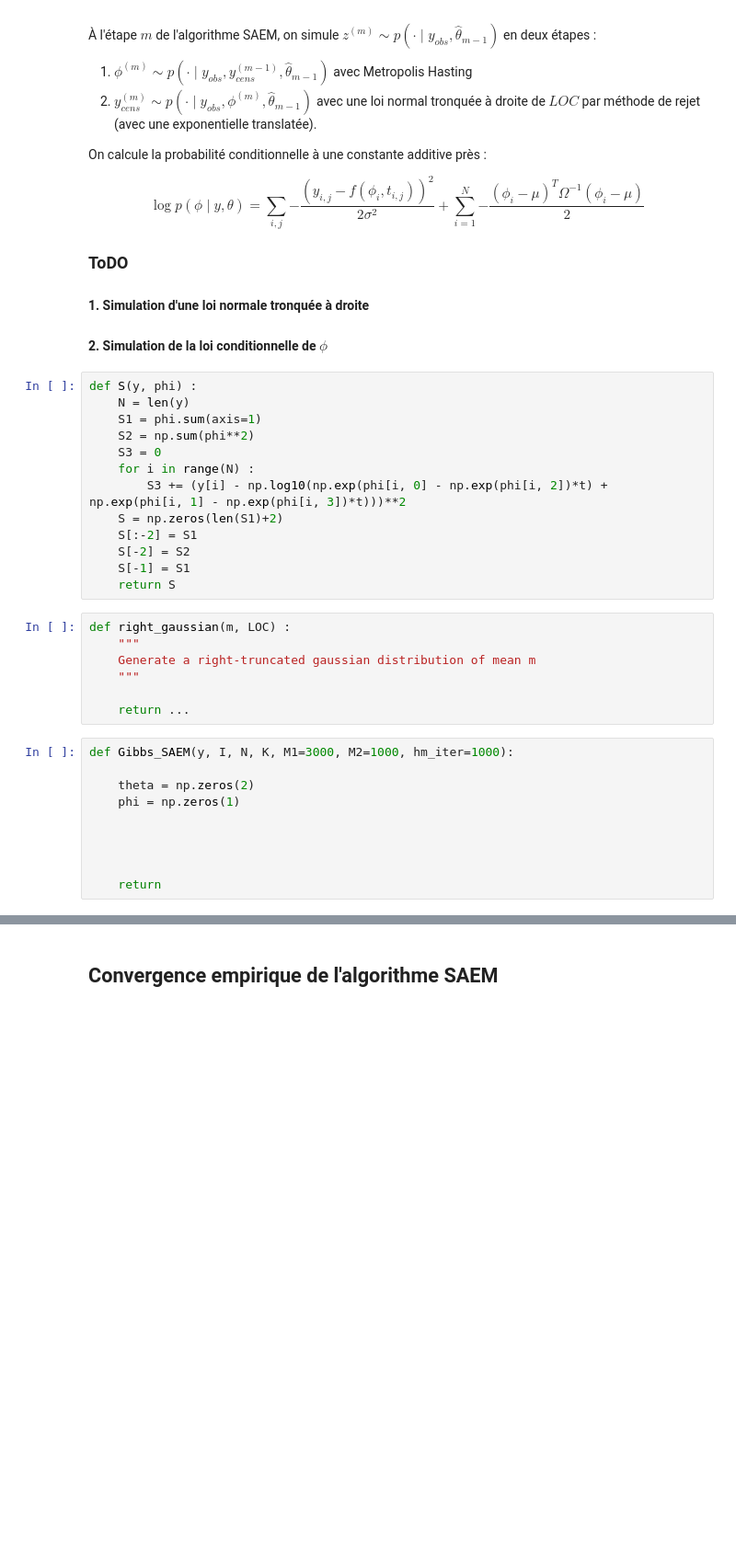
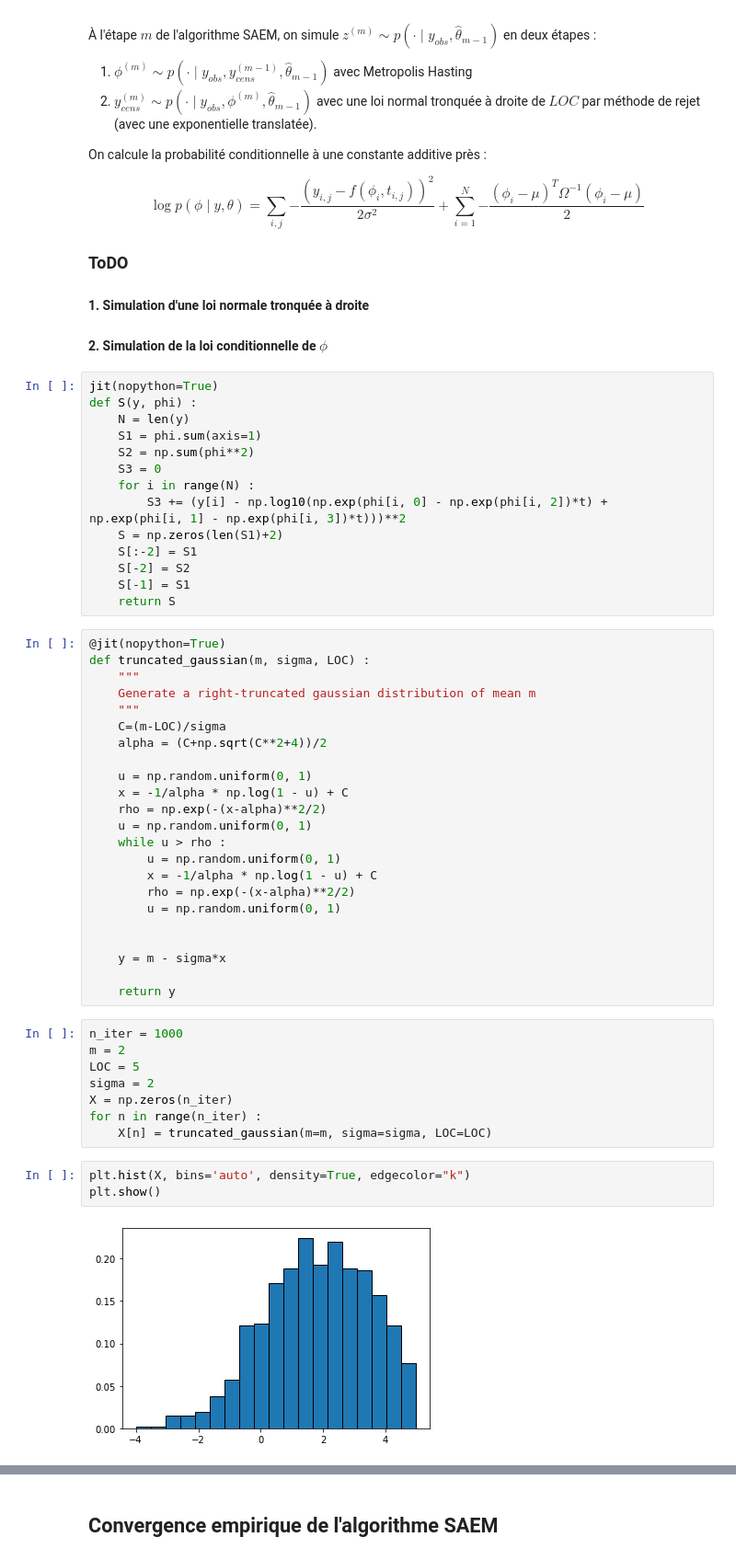
Before and after one commit to simonqueric/MVA, a Jupyter notebook: ComputationalStatistics/Projet/Comp_stat_project.ipynb, the cells around one changed output, grey strips where cells are left out. Shown: that part at 92% size. Cells and saved outputs as stored; diff of their text form; blank space fills up the shorter version.

```diff
--- a/ComputationalStatistics/Projet/Comp_stat_project.ipynb
+++ b/ComputationalStatistics/Projet/Comp_stat_project.ipynb
@@ -160,6 +160,7 @@ $$ \log{p(\phi \mid y, \theta)} = \sum_{i, j}{-\frac{(y_{i,j} - f(\phi_i, t_{i,j
 
 #### 2. Simulation de la loi conditionnelle de $\phi$
 # %%
+jit(nopython=True)
 def S(y, phi) :
     N = len(y)
     S1 = phi.sum(axis=1)
@@ -172,20 +173,39 @@ def S(y, phi) :
     S[-2] = S2
     S[-1] = S1
     return S
-# %%
-def right_gaussian(m, LOC) :
-    """
-    Generate a right-truncated gaussian distribution of mean m
-    """
-
-    return ...
-# %%
-def Gibbs_SAEM(y, I, N, K, M1=3000, M2=1000, hm_iter=1000):
-
-    theta = np.zeros(2)
-    phi = np.zeros(1)
-
-
-
-
-    return
+# %%
+@jit(nopython=True)
+def truncated_gaussian(m, sigma, LOC) :
+    """
+    Generate a right-truncated gaussian distribution of mean m
+    """
+    C=(m-LOC)/sigma
+    alpha = (C+np.sqrt(C**2+4))/2
+
+    u = np.random.uniform(0, 1)
+    x = -1/alpha * np.log(1 - u) + C
+    rho = np.exp(-(x-alpha)**2/2)
+    u = np.random.uniform(0, 1)
+    while u > rho :
+        u = np.random.uniform(0, 1)
+        x = -1/alpha * np.log(1 - u) + C
+        rho = np.exp(-(x-alpha)**2/2)
+        u = np.random.uniform(0, 1)
+
+
+    y = m - sigma*x
+
+    return y
+# %%
+n_iter = 1000
+m = 2
+LOC = 5
+sigma = 2
+X = np.zeros(n_iter)
+for n in range(n_iter) :
+    X[n] = truncated_gaussian(m=m, sigma=sigma, LOC=LOC)
+# %%
+plt.hist(X, bins='auto', density=True, edgecolor="k")
+plt.show()
+# %% [output]
+[figure, added]
```
Also changed, not shown: parts of 9 cells of this notebook.
